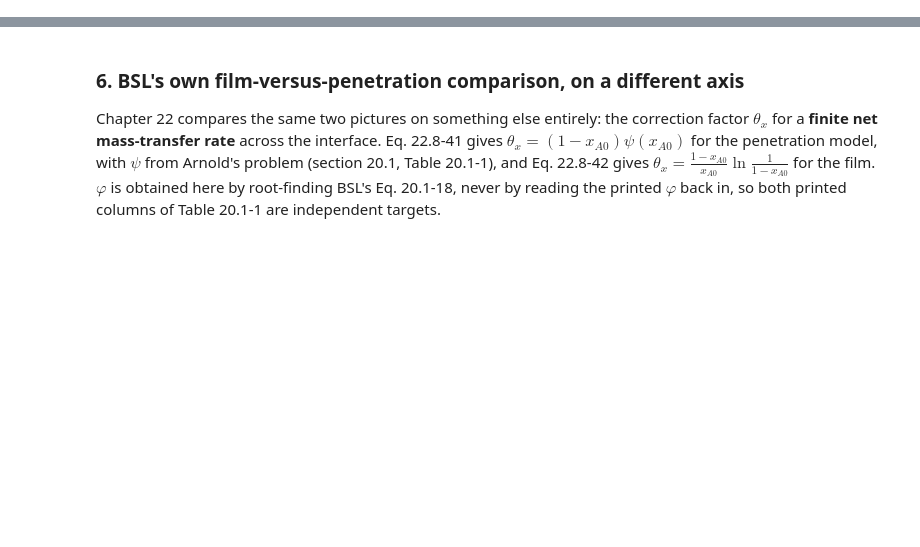
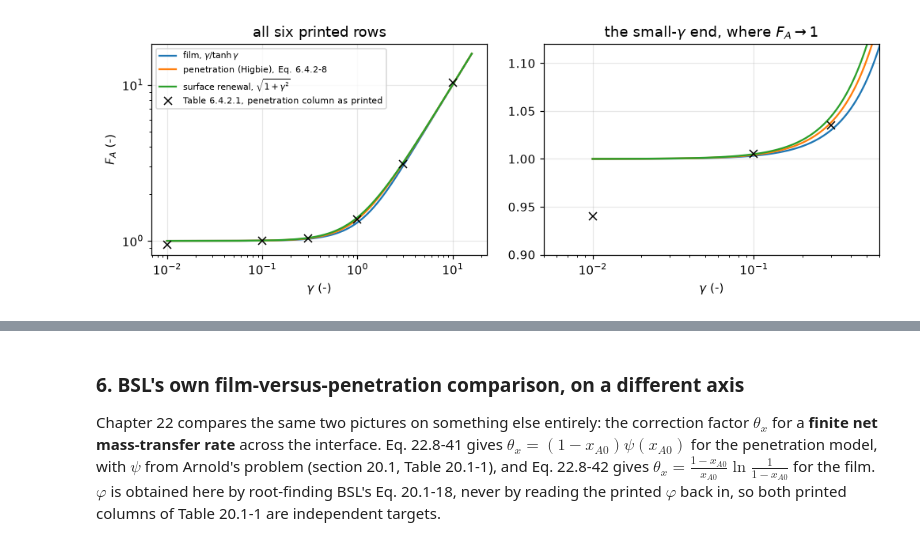
Before and after one commit to computational-chemical-engineering/pymrm-gallery, a Jupyter notebook: pages/A3.2-higbie-penetration/index.ipynb, the cells around one changed output, grey strips where cells are left out. Cells and saved outputs as stored; diff of their text form; code cells hidden in the pictures; blank space fills up the shorter version.

```diff
--- a/pages/A3.2-higbie-penetration/index.ipynb
+++ b/pages/A3.2-higbie-penetration/index.ipynb
@@ -1045,0 +954,57 @@ are the closed forms, not the cells.
+# %%
+g = np.logspace(-2, 1.2, 400)
+fig, ax = plt.subplots(1, 2, figsize=(9.2, 3.4))
+for a in ax:
+    a.plot(g, FA_film(g), label=r"film, $\gamma/\tanh\gamma$")
+    a.plot(g, FA_penetration(g), label="penetration (Higbie), Eq. 6.4.2-8")
+    a.plot(g, FA_renewal(g), label=r"surface renewal, $\sqrt{1+\gamma^2}$")
+    a.plot(gam, PEN_PR, "kx", ms=7, label="Table 6.4.2.1, penetration column as printed")
+    a.set_xscale("log")
+    a.set_xlabel(r"$\gamma$ (-)")
+ax[0].set_yscale("log")
+ax[0].set_ylabel(r"$F_A$ (-)")
+ax[0].set_title("all six printed rows")
+ax[1].set_xlim(5e-3, 0.6)
+ax[1].set_ylim(0.9, 1.12)
+ax[1].set_title(r"the small-$\gamma$ end, where $F_A \to 1$")
+ax[0].legend(fontsize=7, loc="upper left")
+fig.tight_layout()
+plt.show()
+
+_film_off = t3.loc[t3["film_off_in_half_units"] > 1, ["gamma", "FA_film_printed", "film_computed"]]
+display(Markdown(rf"""
+**The surface-renewal column reproduces $\sqrt{{1+\gamma^2}}$ at
+{6 - N_OFF["renewal"]} of six $\gamma$** (worst
+{claims["froment_t6421_renewal_worst_rel"]*100:.2f} %, which is rounding). **The
+film column is high by one unit in the last printed place at {N_OFF["film"]} of
+six** ({"; ".join(rf"$\gamma$ = {r.gamma:g}: {r.FA_film_printed:.2f} printed for {r.film_computed:.4f}" for r in _film_off.itertuples())}),
+worst {claims["froment_t6421_film_worst_rel"]*100:.2f} %. **The penetration column
+disagrees with the closed form printed at the head of its own column at
+{N_OFF["penetration"]} of six**, worst
+{claims["froment_t6421_penetration_worst_rel"]*100:.1f} %.
+
+Two of those cells are wrong on the table's own evidence, with no computation
+needed:
+
+- at $\gamma=0.01$ the printed value is **{PEN_PR[0]:.2f}**, while the other two
+  columns of the same row both read {FILM_PR[0]:.2f}. An enhancement factor below 1
+  would mean a reaction that *suppresses* absorption;
+- at $\gamma=10$ the printed value is **{PEN_PR[-1]:.2f}**, above the
+  surface-renewal column's {REN_PR[-1]:.2f} in the same row, while Froment's own
+  text two paragraphs earlier says the three expressions "differ only by a few
+  percent". The closed form is {claims["froment_t6421_pen_at_gamma_10_rel"]*100:+.1f} %
+  from what is printed, and it lies between the other two columns as it should.
+
+`froment_t6421_pen_bracket_violations` = {int(OUT.sum())} counts exactly those two.
+The test is: is the printed penetration cell outside the interval spanned by the
+*printed* film and surface-renewal cells of the same row, by more than one unit
+({BRACKET_TOL}) in the last decimal place those two columns are printed to? It uses
+**the printed digits alone** and none of the closed forms.
+
+Froment prints the table "After Beek [1968]"; Beek 1968 is not on disk and was not
+consulted, so this is a statement about Froment's printing and nothing more.
+**Nothing is repaired**: the CSV holds the cells as printed, and the curves above
+are the closed forms, not the cells.
+"""))
+# %% [output]
+[figure, added]
```
Also changed, not shown: parts of 85 cells of this notebook, 9 other files.
